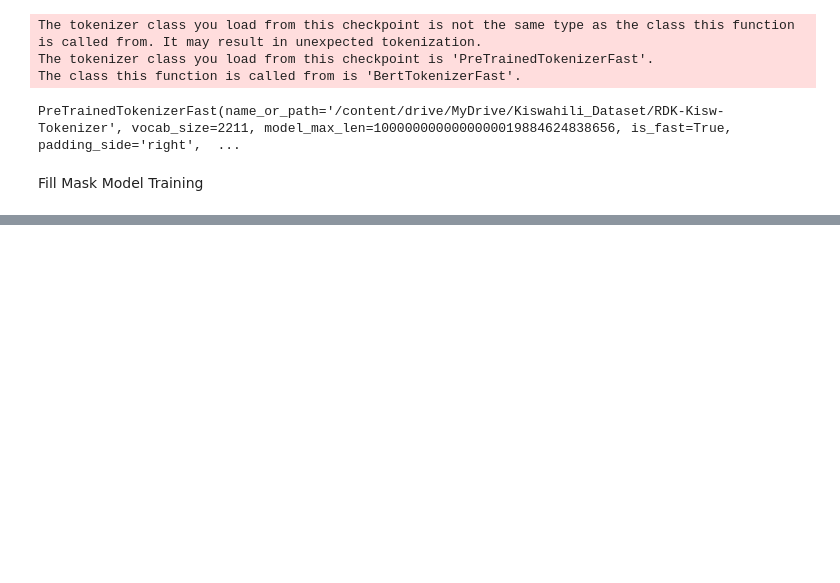
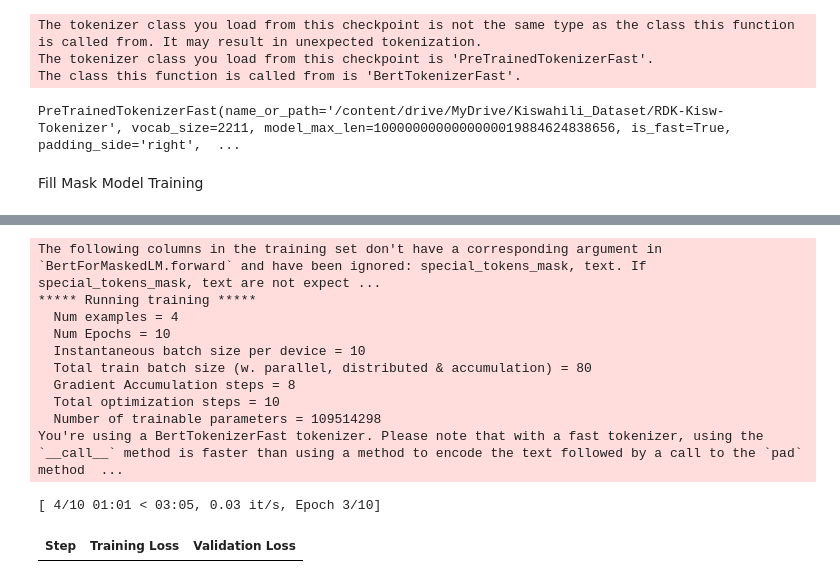
Before and after one commit to rdkdaniel/The-Swahili-Project, a Jupyter notebook: Swahili_Language_Model.ipynb, the cells around one changed output, grey strips where cells are left out. Saved outputs shown, nothing was run; the diff lists cells and outputs as text; code cells hidden in the pictures; blank space fills up the shorter version.

```diff
--- a/Swahili_Language_Model.ipynb
+++ b/Swahili_Language_Model.ipynb
@@ -475,0 +549,55 @@ Fill Mask Model Training
+# %%
+
+
+from transformers import DataCollatorForLanguageModeling
+
+# initialize the data collator, randomly masking 20% (default is 15%) of the tokens for the Masked Language
+# Modeling (MLM) task
+
+data_collator = DataCollatorForLanguageModeling(
+    tokenizer=tokenizer, mlm=True, mlm_probability=0.2
+)
+# %%
+from transformers import TrainingArguments
+
+training_args = TrainingArguments(
+    output_dir=model_path,          # output directory to where save model checkpoint
+    evaluation_strategy="steps",    # evaluate each `logging_steps` steps
+    overwrite_output_dir=True,
+    num_train_epochs=10,            # number of training epochs, feel free to tweak
+    per_device_train_batch_size=10, # the training batch size, put it as high as your GPU memory fits
+    gradient_accumulation_steps=8,  # accumulating the gradients before updating the weights
+    per_device_eval_batch_size=64,  # evaluation batch size
+    logging_steps=500,             # evaluate, log and save model checkpoints every 1000 step
+    save_steps=500,
+    # load_best_model_at_end=True,  # whether to load the best model (in terms of loss) at the end of training
+    # save_total_limit=3,           # whether you don't have much space so you let only 3 model weights saved in the disk
+)
+# %%
+
+
+from transformers import Trainer
+
+# initialize the trainer and pass everything to it
+trainer = Trainer(
+    model=model,
+    args=training_args,
+    data_collator=data_collator,
+    train_dataset=train_dataset,
+    eval_dataset=test_dataset,
+)
+# %%
+trainer.train()
+# %% [output]
+The following columns in the training set don't have a corresponding argument in `BertForMaskedLM.forward` and have been ignored: special_tokens_mask, text. If special_tokens_mask, text are not expect ...
+***** Running training *****
+  Num examples = 4
+  Num Epochs = 10
+  Instantaneous batch size per device = 10
+  Total train batch size (w. parallel, distributed & accumulation) = 80
+  Gradient Accumulation steps = 8
+  Total optimization steps = 10
+  Number of trainable parameters = 109514298
+You're using a BertTokenizerFast tokenizer. Please note that with a fast tokenizer, using the `__call__` method is faster than using a method to encode the text followed by a call to the `pad` method  ...
+[ 4/10 01:01 < 03:05, 0.03 it/s, Epoch 3/10]
+| Step | Training Loss | Validation Loss |
```
Also changed, not shown: parts of 4 cells of this notebook.
